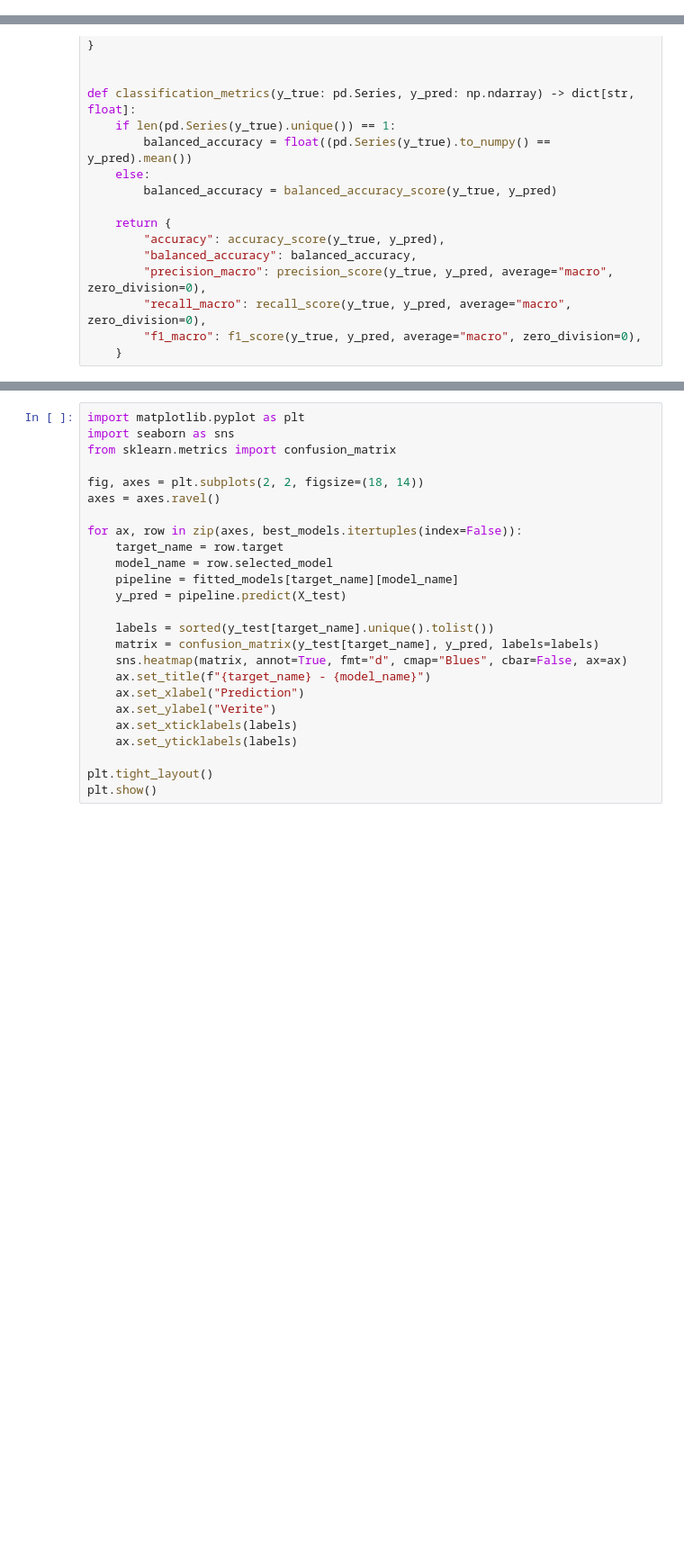
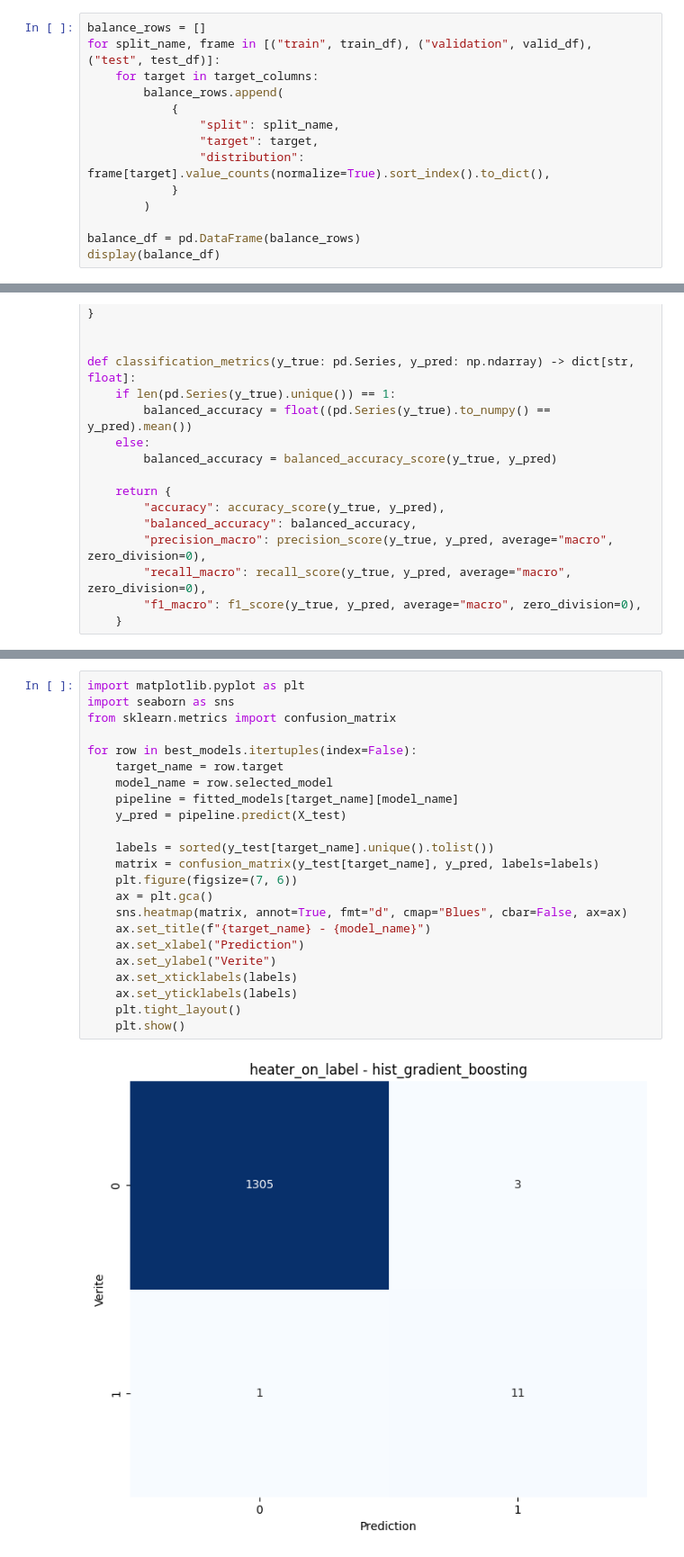
Before and after one commit to Appolinairee/aqua-atmos-ai, a Jupyter notebook: notebooks/04_entrainement_et_benchmark_modeles.ipynb, the cells around one changed output, grey strips where cells are left out. Shown at 90% size. Cells and saved outputs as stored; diff of their text form; blank space fills up the shorter version.

```diff
--- a/notebooks/04_entrainement_et_benchmark_modeles.ipynb
+++ b/notebooks/04_entrainement_et_benchmark_modeles.ipynb
@@ -156 +162,15 @@ def make_pipeline(model_name: str) -> Pipeline:
+# %%
+balance_rows = []
+for split_name, frame in [("train", train_df), ("validation", valid_df), ("test", test_df)]:
+    for target in target_columns:
+        balance_rows.append(
+            {
+                "split": split_name,
+                "target": target,
+                "distribution": frame[target].value_counts(normalize=True).sort_index().to_dict(),
+            }
+        )
+
+balance_df = pd.DataFrame(balance_rows)
+display(balance_df)
 # %% [markdown]
@@ -322,25 +372,25 @@ Voir clairement quelles classes sont confondues.
 # %%
 import matplotlib.pyplot as plt
 import seaborn as sns
 from sklearn.metrics import confusion_matrix
 
-fig, axes = plt.subplots(2, 2, figsize=(18, 14))
-axes = axes.ravel()
-
-for ax, row in zip(axes, best_models.itertuples(index=False)):
+for row in best_models.itertuples(index=False):
     target_name = row.target
     model_name = row.selected_model
     pipeline = fitted_models[target_name][model_name]
     y_pred = pipeline.predict(X_test)
 
     labels = sorted(y_test[target_name].unique().tolist())
     matrix = confusion_matrix(y_test[target_name], y_pred, labels=labels)
+    plt.figure(figsize=(7, 6))
+    ax = plt.gca()
     sns.heatmap(matrix, annot=True, fmt="d", cmap="Blues", cbar=False, ax=ax)
     ax.set_title(f"{target_name} - {model_name}")
     ax.set_xlabel("Prediction")
     ax.set_ylabel("Verite")
     ax.set_xticklabels(labels)
     ax.set_yticklabels(labels)
-
-plt.tight_layout()
-plt.show()
+    plt.tight_layout()
+    plt.show()
+# %% [output]
+[figure, added]
```
Also changed, not shown: parts of 21 cells of this notebook, 40 other files.
